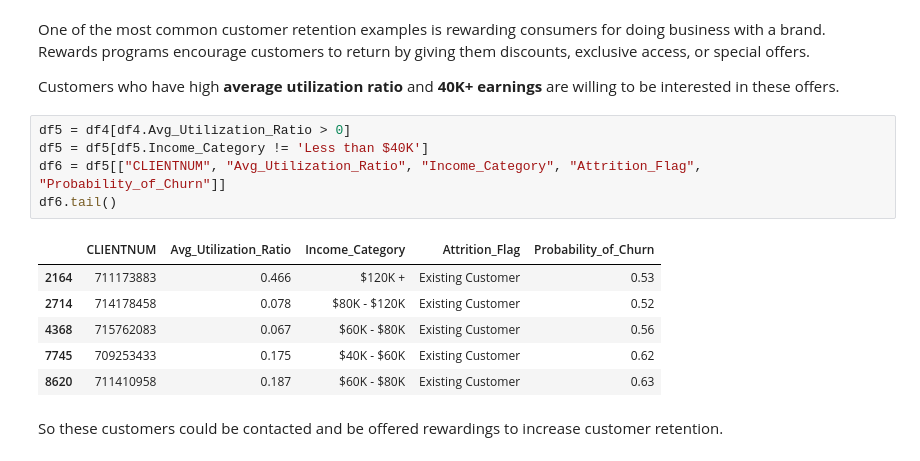
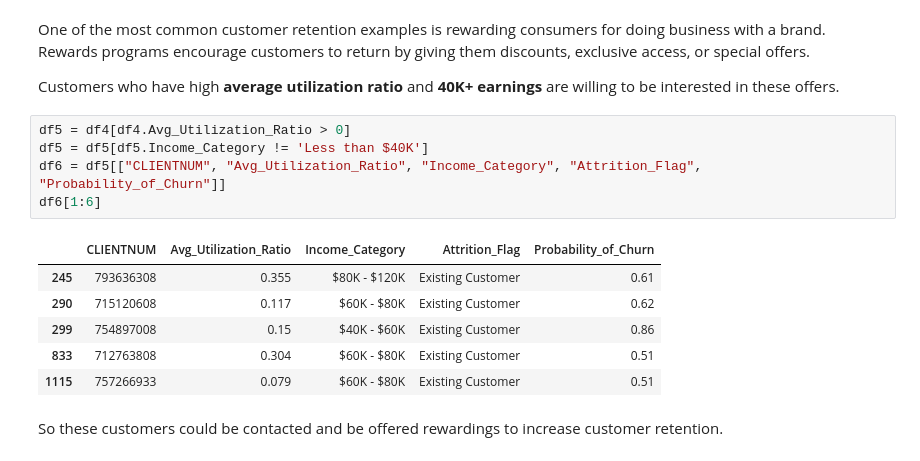
Before and after one commit to kshuravi/Credit_Card_Churn_Prediction, a Jupyter notebook: Churn_Probability_Prediction.ipynb, the cells around one changed output. Drawn from its saved outputs; the diff is of its cells as text.

```diff
--- a/Churn_Probability_Prediction.ipynb
+++ b/Churn_Probability_Prediction.ipynb
@@ -420,15 +420,15 @@ Customers who have high **average utilization ratio** and **40K+ earnings** are
 # %%
 df5 = df4[df4.Avg_Utilization_Ratio > 0]
 df5 = df5[df5.Income_Category != 'Less than $40K']
 df6 = df5[["CLIENTNUM", "Avg_Utilization_Ratio", "Income_Category", "Attrition_Flag", "Probability_of_Churn"]]
-df6.tail()
+df6[1:6]
 # %% [output]
 |  | CLIENTNUM | Avg_Utilization_Ratio | Income_Category | Attrition_Flag | Probability_of_Churn |
-| 2164 | 711173883 | 0.466 | $120K + | Existing Customer | 0.53 |
-| 2714 | 714178458 | 0.078 | $80K - $120K | Existing Customer | 0.52 |
-| 4368 | 715762083 | 0.067 | $60K - $80K | Existing Customer | 0.56 |
-| 7745 | 709253433 | 0.175 | $40K - $60K | Existing Customer | 0.62 |
-| 8620 | 711410958 | 0.187 | $60K - $80K | Existing Customer | 0.63 |
+| 245 | 793636308 | 0.355 | $80K - $120K | Existing Customer | 0.61 |
+| 290 | 715120608 | 0.117 | $60K - $80K | Existing Customer | 0.62 |
+| 299 | 754897008 | 0.15 | $40K - $60K | Existing Customer | 0.86 |
+| 833 | 712763808 | 0.304 | $60K - $80K | Existing Customer | 0.51 |
+| 1115 | 757266933 | 0.079 | $60K - $80K | Existing Customer | 0.51 |
 # %% [markdown]
 So these customers could be contacted and be offered rewardings to increase customer retention.
 # %% [markdown]
```
